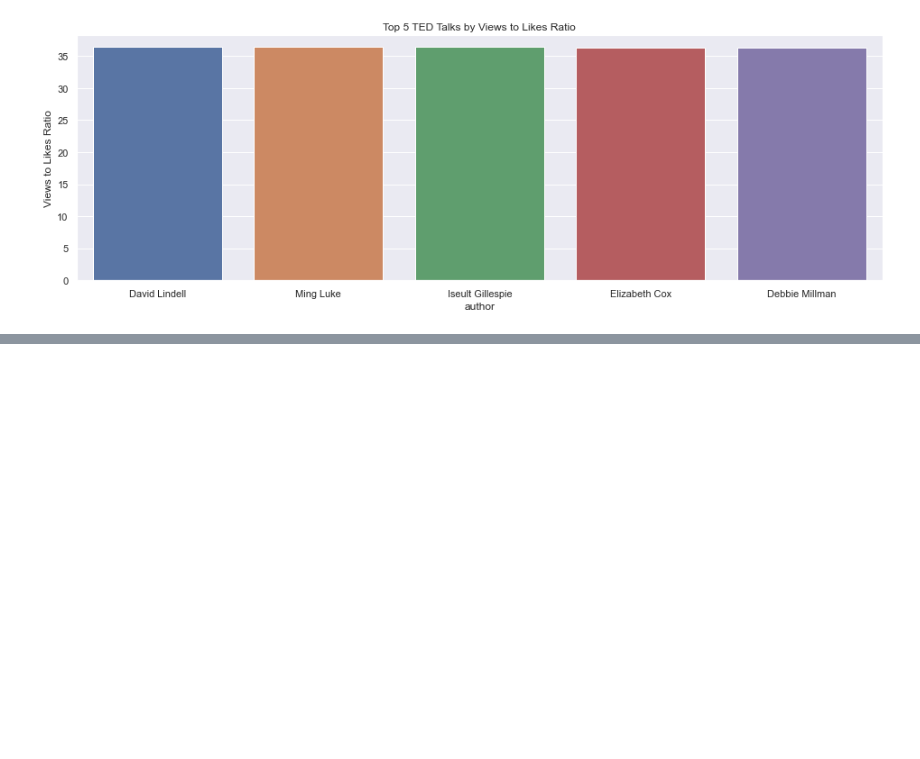
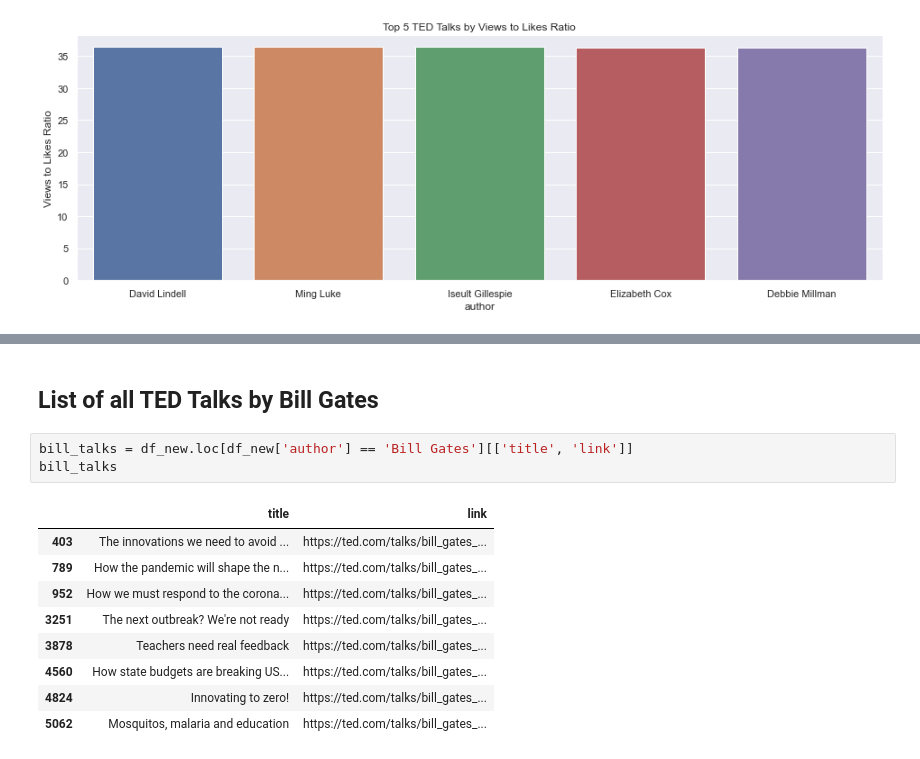
Before and after one commit to julian-8897/Python-projects, a Jupyter notebook: data science/ted_talks_analysis.ipynb, the cells around one changed output, grey strips where cells are left out. Saved outputs shown, nothing was run; the diff lists cells and outputs as text; blank space fills up the shorter version.

```diff
--- a/data science/ted_talks_analysis.ipynb
+++ b/data science/ted_talks_analysis.ipynb
@@ -112,0 +124,15 @@ sns.barplot(x="author",
+# %% [markdown]
+## List of all TED Talks by Bill Gates
+# %%
+bill_talks = df_new.loc[df_new['author'] == 'Bill Gates'][['title', 'link']]
+bill_talks
+# %% [output]
+|  | title | link |
+| 403 | The innovations we need to avoid ... | https://ted.com/talks/bill_gates_... |
+| 789 | How the pandemic will shape the n... | https://ted.com/talks/bill_gates_... |
+| 952 | How we must respond to the corona... | https://ted.com/talks/bill_gates_... |
+| 3251 | The next outbreak? We're not ready | https://ted.com/talks/bill_gates_... |
+| 3878 | Teachers need real feedback | https://ted.com/talks/bill_gates_... |
+| 4560 | How state budgets are breaking US... | https://ted.com/talks/bill_gates_... |
+| 4824 | Innovating to zero! | https://ted.com/talks/bill_gates_... |
+| 5062 | Mosquitos, malaria and education | https://ted.com/talks/bill_gates_... |
```
Also changed, not shown: parts of 2 cells of this notebook.
